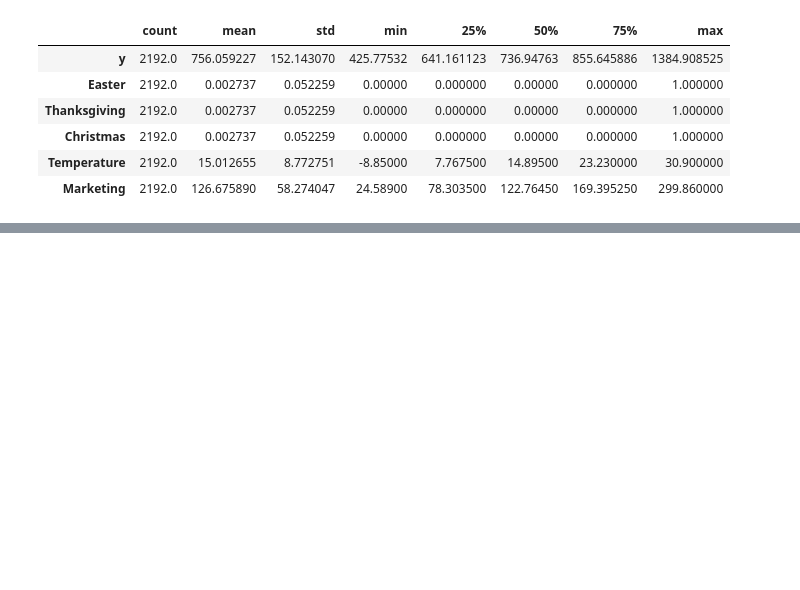
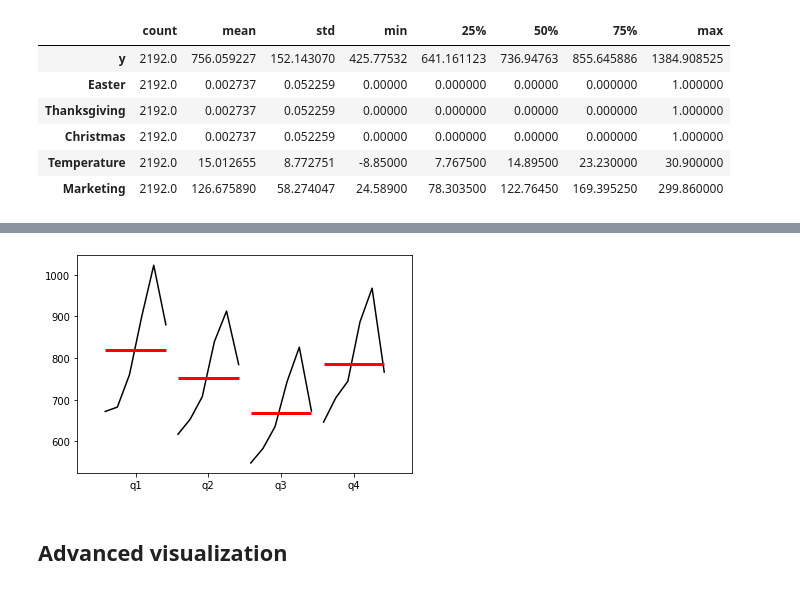
Before and after one commit to ultragorira/AI_and_ML, a Jupyter notebook: TimeSeries/ZTM_TimeSeries/EDA.ipynb, the cells around one changed output, grey strips where cells are left out. Saved outputs shown, nothing was run; the diff lists cells and outputs as text; code cells hidden in the pictures; blank space fills up the shorter version.

```diff
--- a/TimeSeries/ZTM_TimeSeries/EDA.ipynb
+++ b/TimeSeries/ZTM_TimeSeries/EDA.ipynb
@@ -46,0 +87,6 @@ df.describe().transpose()
+# %%
+quarter_plot(df.y.resample(rule = "Q").mean());
+# %% [output]
+[figure, added]
+# %% [markdown]
+## Advanced visualization
```
Also changed, not shown: parts of 14 cells of this notebook.
